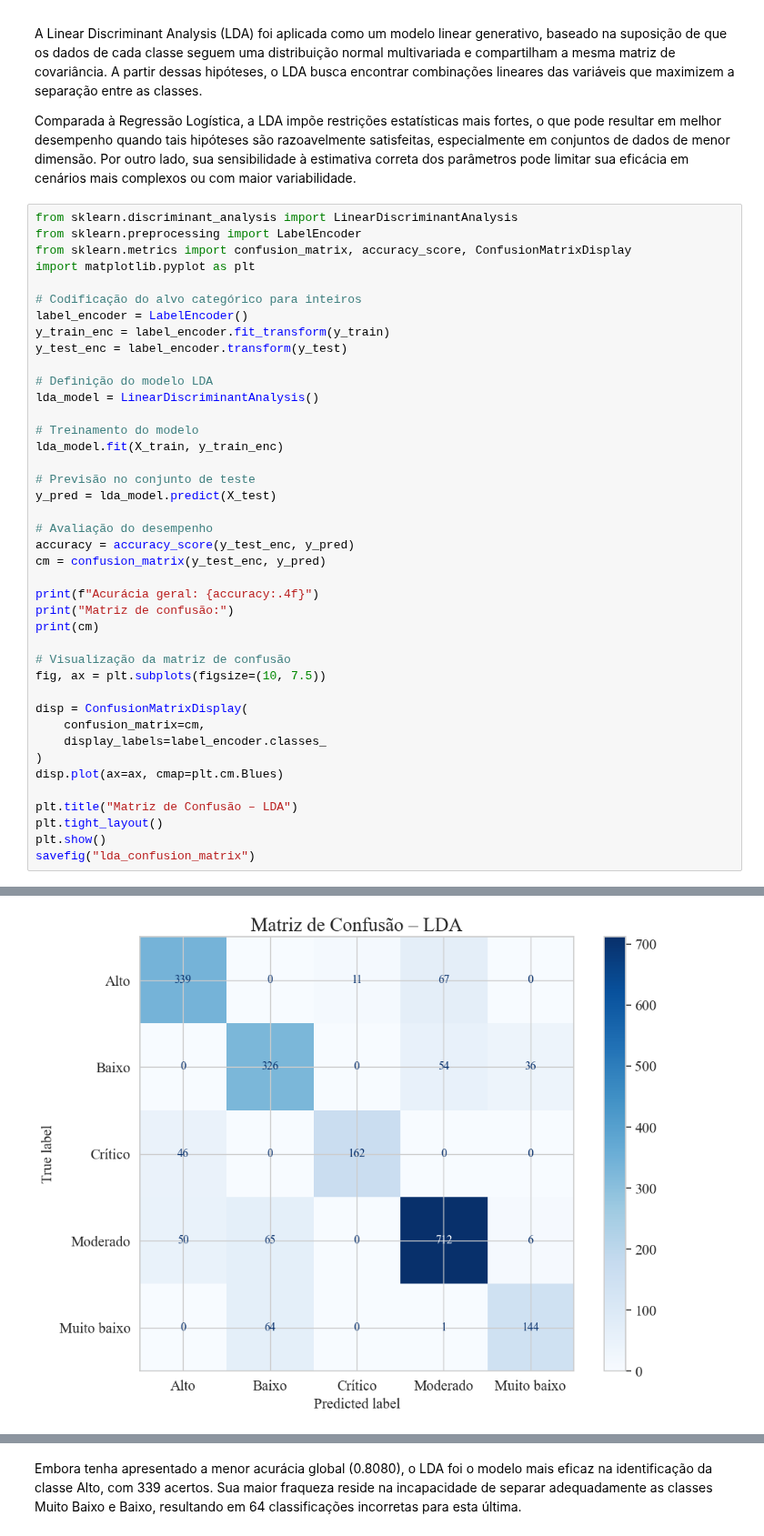
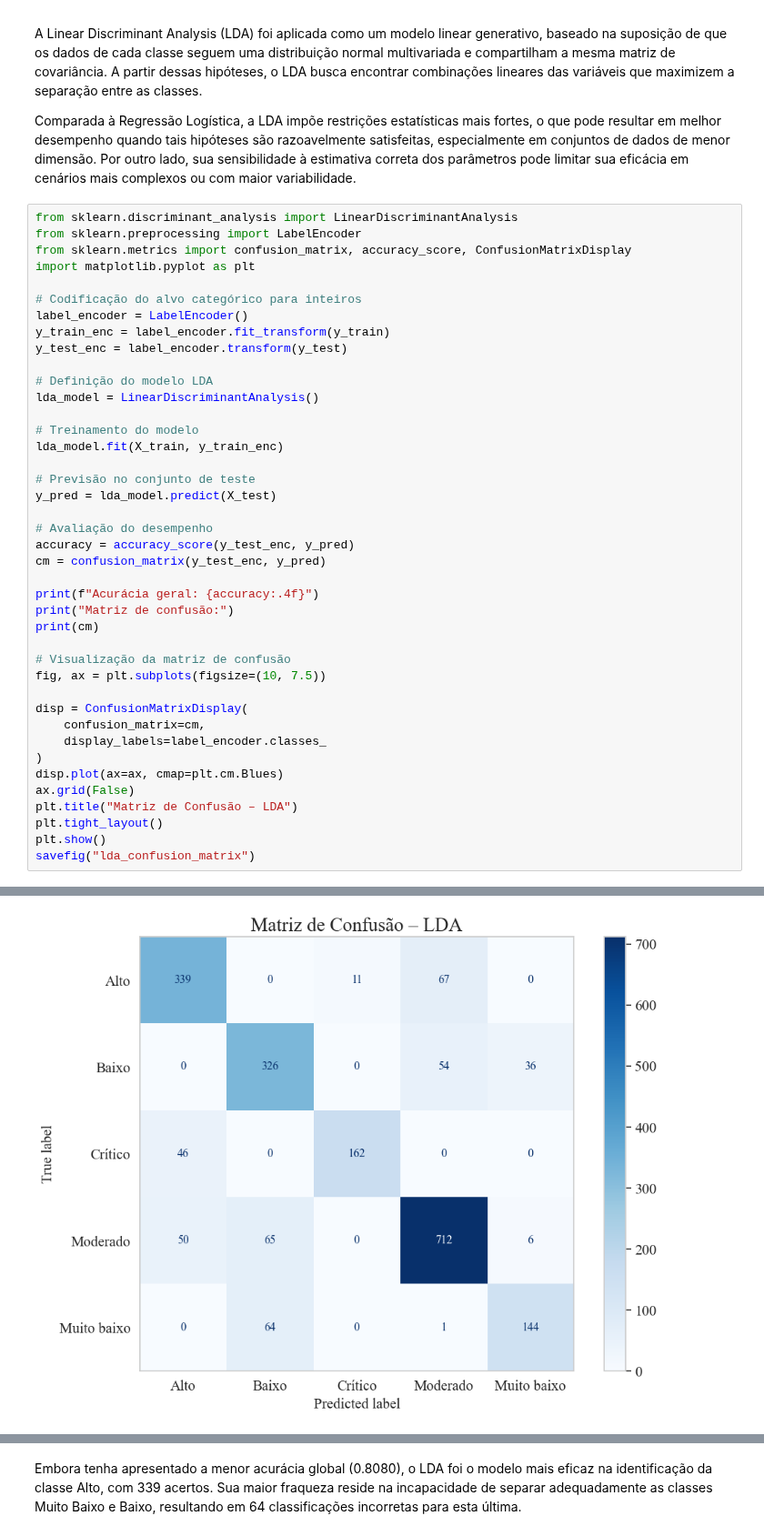
Before and after one commit to diego-nac/ica-homeworks, a Jupyter notebook: homework3/code.ipynb, the cells around one changed output, grey strips where cells are left out. Shown at 91% size. Drawn from its saved outputs; the diff is of its cells as text.

```diff
--- a/homework3/code.ipynb
+++ b/homework3/code.ipynb
@@ -659,35 +661,35 @@ lda_model.fit(X_train, y_train_enc)
 y_pred = lda_model.predict(X_test)
 
 # Avaliação do desempenho
 accuracy = accuracy_score(y_test_enc, y_pred)
 cm = confusion_matrix(y_test_enc, y_pred)
 
 print(f"Acurácia geral: {accuracy:.4f}")
 print("Matriz de confusão:")
 print(cm)
 
 # Visualização da matriz de confusão
 fig, ax = plt.subplots(figsize=(10, 7.5))
 
 disp = ConfusionMatrixDisplay(
     confusion_matrix=cm,
     display_labels=label_encoder.classes_
 )
 disp.plot(ax=ax, cmap=plt.cm.Blues)
-
+ax.grid(False)
 plt.title("Matriz de Confusão – LDA")
 plt.tight_layout()
 plt.show()
 savefig("lda_confusion_matrix")
 # %% [output]
 Acurácia geral: 0.8080
 Matriz de confusão:
 [[339   0  11  67   0]
  [  0 326   0  54  36]
  [ 46   0 162   0   0]
  [ 50  65   0 712   6]
  [  0  64   0   1 144]]
-[figure, old version]
+[figure, new version]
 <Figure size 640x480 with 0 Axes>
 # %% [markdown]
 Embora tenha apresentado a menor acurácia global (0.8080), o LDA foi o modelo mais eficaz na identificação da classe Alto, com 339 acertos. Sua maior fraqueza reside na incapacidade de separar adequadamente as classes Muito Baixo e Baixo, resultando em 64 classificações incorretas para esta última.
```
Also changed, not shown: parts of 5 cells of this notebook, 7 other files.
